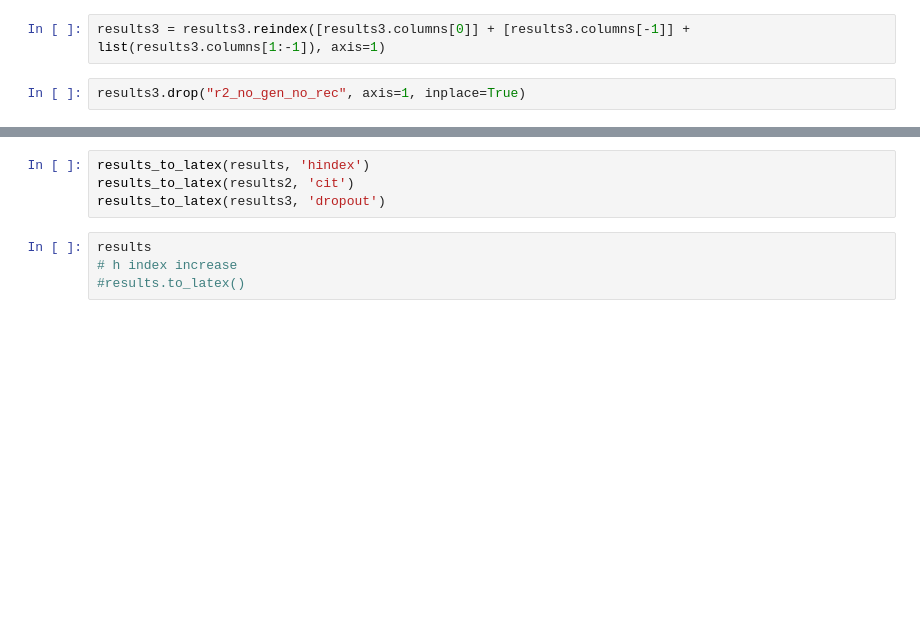
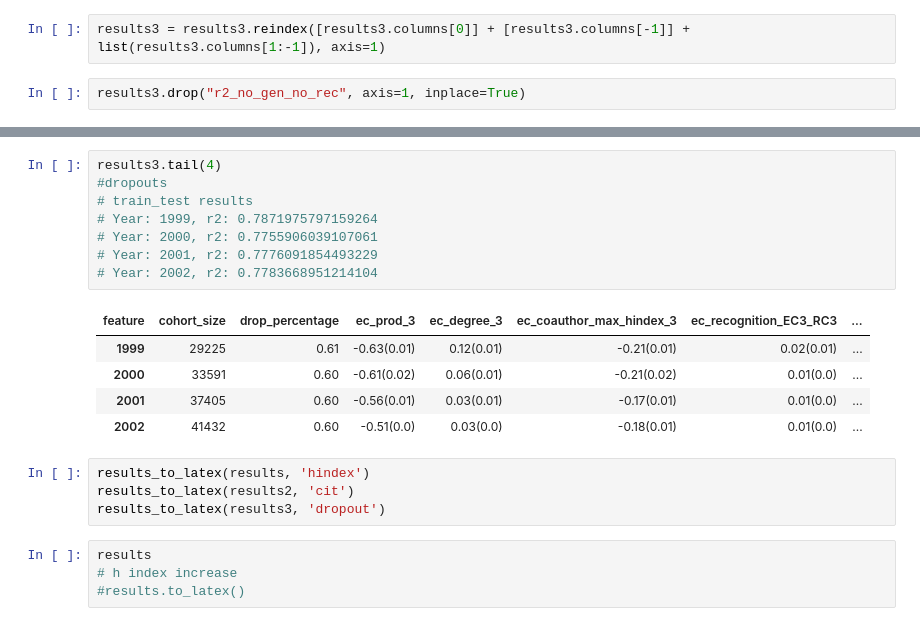
Before and after one commit to gesiscss/inequality, a Jupyter notebook: 3. Correlations and Linear.ipynb, the cells around one changed output, grey strips where cells are left out. Cells and saved outputs as stored; diff of their text form; blank space fills up the shorter version.

```diff
--- a/3. Correlations and Linear.ipynb
+++ b/3. Correlations and Linear.ipynb
@@ -494,3 +498,17 @@ results3.head()
+# %%
+results3.tail(4)
+#dropouts
+# train_test results
+# Year: 1999, r2: 0.7871975797159264
+# Year: 2000, r2: 0.7755906039107061
+# Year: 2001, r2: 0.7776091854493229
+# Year: 2002, r2: 0.7783668951214104
+# %% [output]
+| feature | cohort_size | drop_percentage | ec_prod_3 | ec_degree_3 | ec_coauthor_max_hindex_3 | ec_recognition_EC3_RC3 | ... |
+| 1999 | 29225 | 0.61 | -0.63(0.01) | 0.12(0.01) | -0.21(0.01) | 0.02(0.01) | ... |
+| 2000 | 33591 | 0.60 | -0.61(0.02) | 0.06(0.01) | -0.21(0.02) | 0.01(0.0) | ... |
+| 2001 | 37405 | 0.60 | -0.56(0.01) | 0.03(0.01) | -0.17(0.01) | 0.01(0.0) | ... |
+| 2002 | 41432 | 0.60 | -0.51(0.0) | 0.03(0.0) | -0.18(0.01) | 0.01(0.0) | ... |
 # %%
 results_to_latex(results, 'hindex')
 results_to_latex(results2, 'cit')
```
Also changed, not shown: parts of 10 cells of this notebook, 1 other file.
